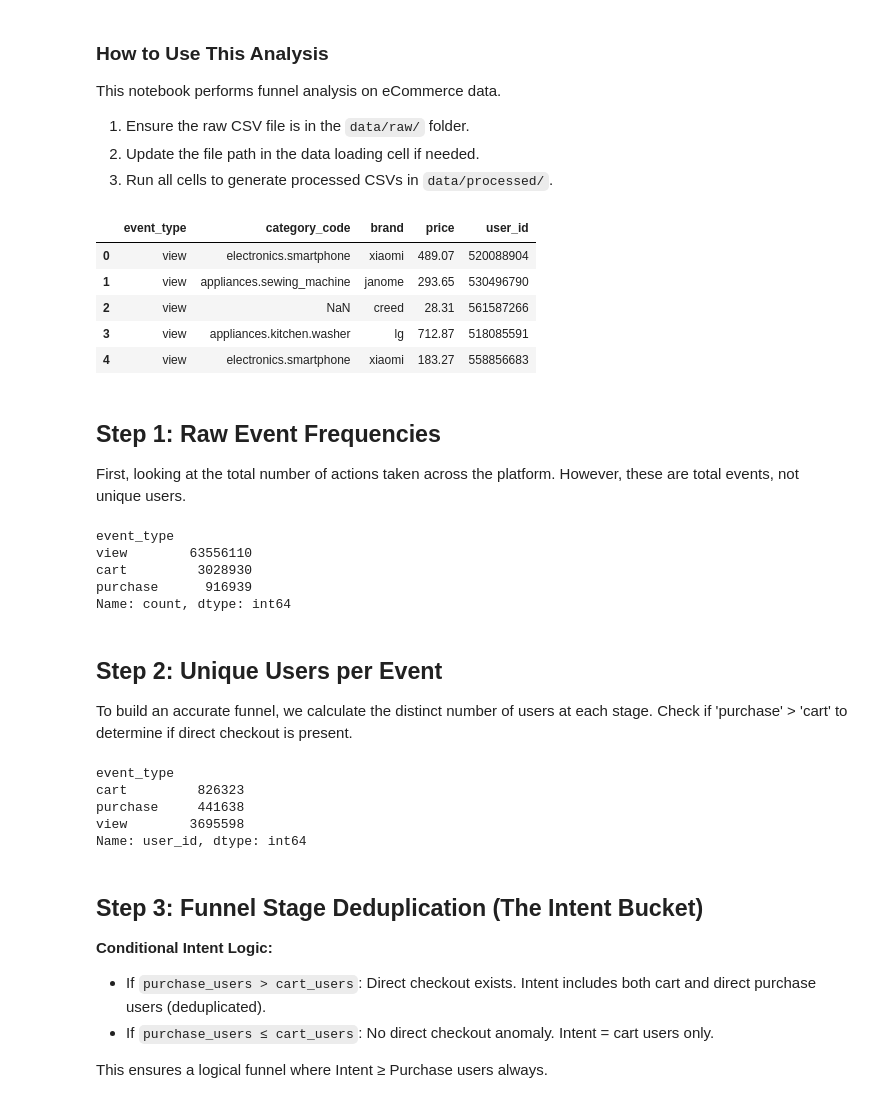
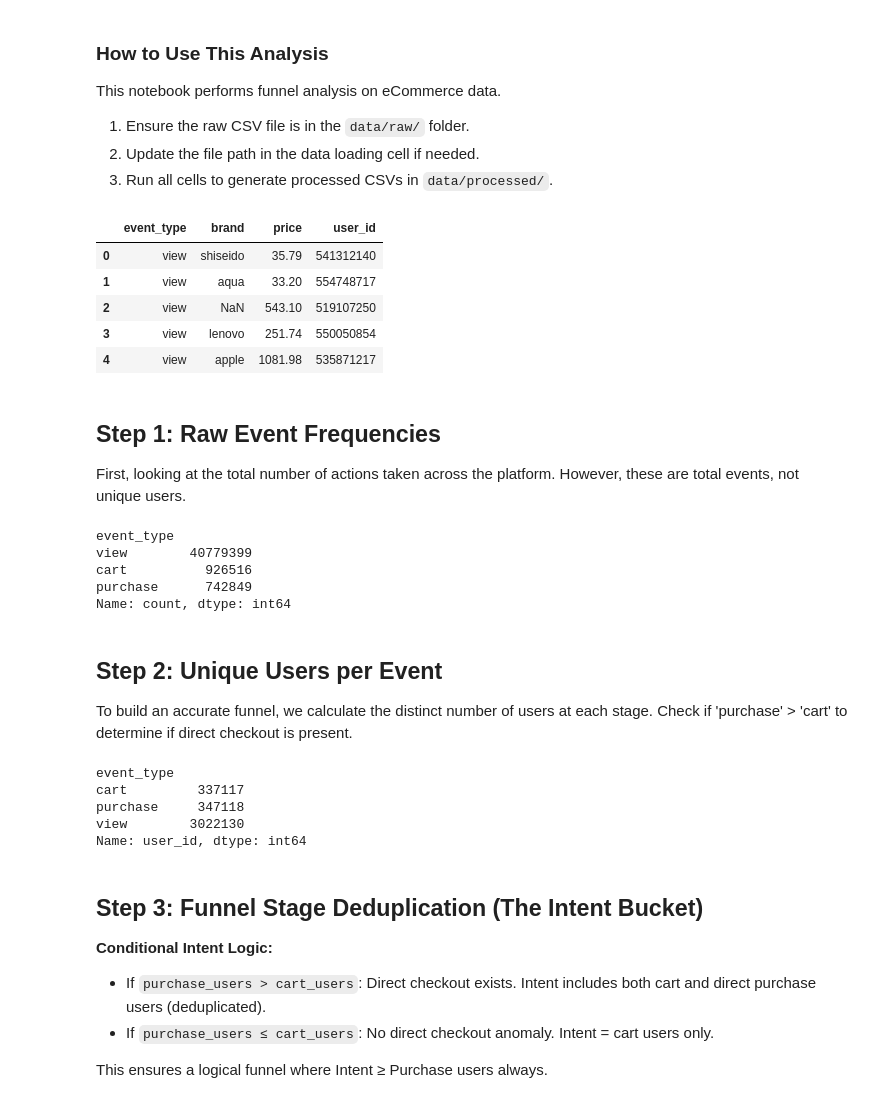
Before and after one commit to dSAFAN/FUTURE_DS_03, a Jupyter notebook: notebooks/01_funnel_eda.ipynb, the cells around one changed output. Drawn from its saved outputs; the diff is of its cells as text; code cells hidden in the pictures.

```diff
--- a/notebooks/01_funnel_eda.ipynb
+++ b/notebooks/01_funnel_eda.ipynb
@@ -12,31 +12,29 @@ import pandas as pd
 
 pd.set_option('display.max_columns', None)
 # %%
-#Defining only the columns we actually need for the funnel
-needed_columns = ['event_type', 'user_id', 'brand', 'category_code', 'price']
+# Defining only the columns we actually need for the funnel
+needed_columns = [ 'event_type', 'user_id', 'brand', 'price']
 
-# 2.optimize the text columns into memory-saving categories
+# 2. Optimize the text columns into memory-saving categories
 optimized_types = {
     'event_type': 'category',
-    'brand': 'category',
-    'category_code': 'category'
+    'brand': 'category'
 }
 
-# 3. Load the data using our optimizations
+# 3. Load the data using our optimizations and parse timestamps
 df = pd.read_csv(
-    "../data/raw/2019-Nov.csv",
-    usecols = needed_columns,
-    dtype = optimized_types
+    "../data/raw/2019-Oct.csv",
+    usecols=needed_columns,
+    dtype=optimized_types
 )
-
 df.head()
 # %% [output]
-|  | event_type | category_code | brand | price | user_id |
-| 0 | view | electronics.smartphone | xiaomi | 489.07 | 520088904 |
-| 1 | view | appliances.sewing_machine | janome | 293.65 | 530496790 |
-| 2 | view | NaN | creed | 28.31 | 561587266 |
-| 3 | view | appliances.kitchen.washer | lg | 712.87 | 518085591 |
-| 4 | view | electronics.smartphone | xiaomi | 183.27 | 558856683 |
+|  | event_type | brand | price | user_id |
+| 0 | view | shiseido | 35.79 | 541312140 |
+| 1 | view | aqua | 33.20 | 554748717 |
+| 2 | view | NaN | 543.10 | 519107250 |
+| 3 | view | lenovo | 251.74 | 550050854 |
+| 4 | view | apple | 1081.98 | 535871217 |
 # %% [markdown]
 ## Step 1: Raw Event Frequencies
 First, looking at the total number of actions taken across the platform. However, these are total events, not unique users.
@@ -45,9 +43,9 @@ event_count = df['event_type'].value_counts()
 event_count
 # %% [output]
 event_type
-view        63556110
-cart         3028930
-purchase      916939
+view        40779399
+cart          926516
+purchase      742849
 Name: count, dtype: int64
 # %% [markdown]
 ## Step 2: Unique Users per Event
@@ -57,9 +55,9 @@ distinct_event_count = df.groupby('event_type')['user_id'].nunique()
 distinct_event_count
 # %% [output]
 event_type
-cart         826323
-purchase     441638
-view        3695598
+cart         337117
+purchase     347118
+view        3022130
 Name: user_id, dtype: int64
 # %% [markdown]
 ## Step 3: Funnel Stage Deduplication (The Intent Bucket)
```
Also changed, not shown: parts of 6 cells of this notebook, 2 other files.
